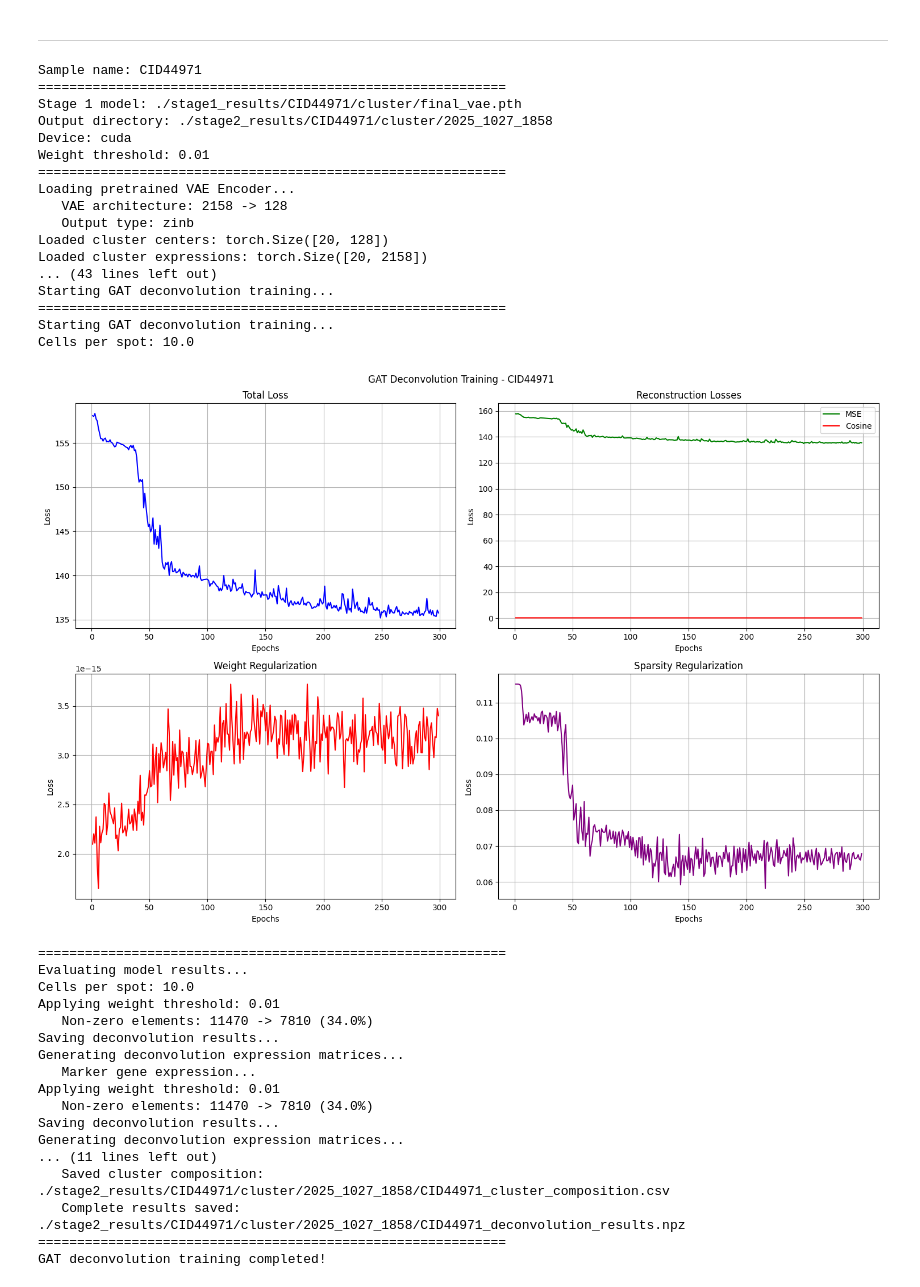
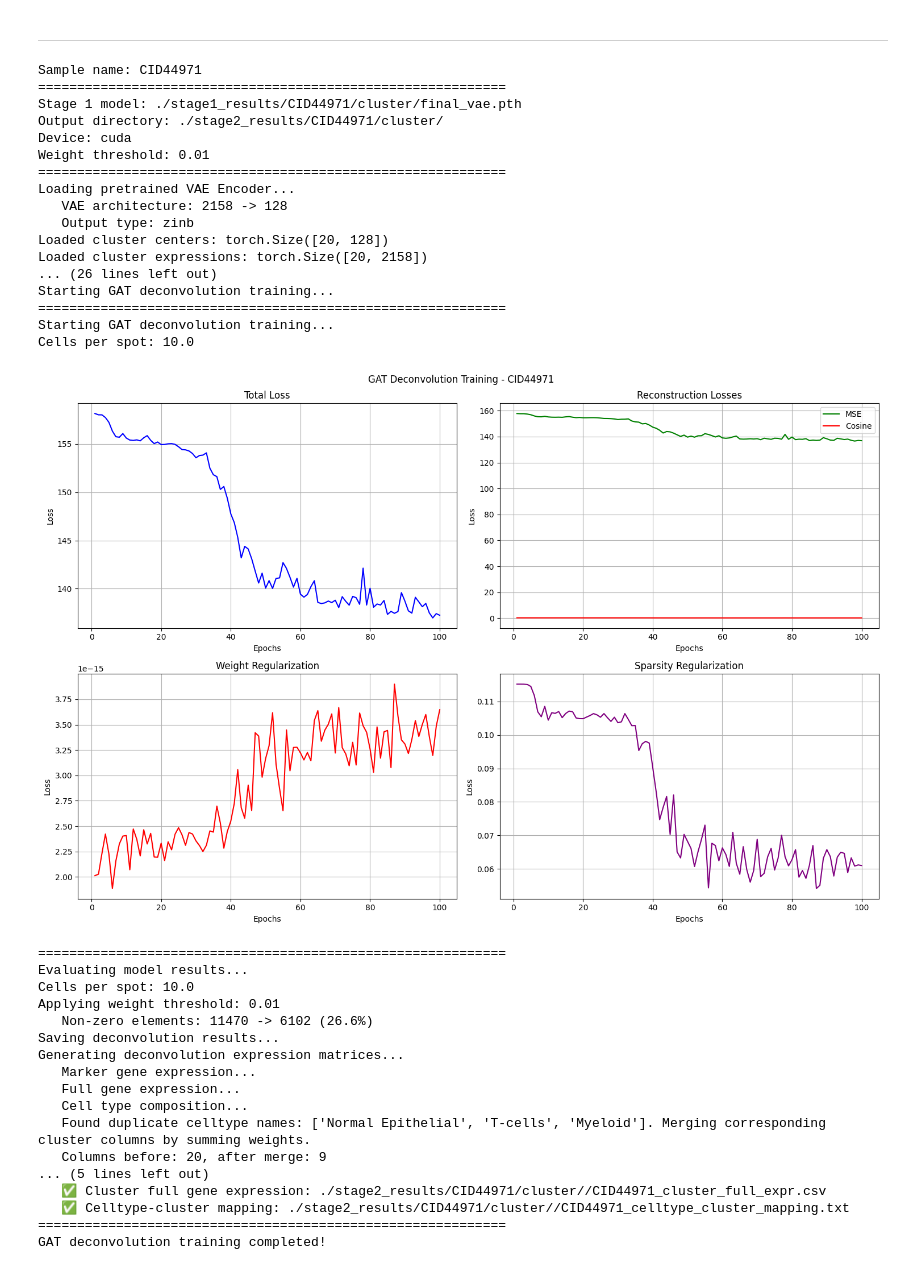
Before and after one commit to KuangQuanS/Spagraph, a Jupyter notebook: SC_MAP_ST/run.ipynb, the cells around one changed output. Cells and saved outputs as stored; diff of their text form; code cells hidden in the pictures.

```diff
--- a/SC_MAP_ST/run.ipynb
+++ b/SC_MAP_ST/run.ipynb
@@ -55,53 +55,53 @@ Saving model to: ./stage1_results/CID44971/cluster/final_vae.pth
 %run stage2.py \
     --st_file "/home/maweicheng/ST_Graduation_Project/database/Wu/CID44971/CID44971_ST.h5ad" \
     --stage1_model_path "./stage1_results/CID44971/cluster/final_vae.pth" \
-    --output_dir "./stage2_results/CID44971/cluster/2025_1028_0847" \
+    --output_dir "./stage2_results/CID44971/cluster/" \
     --gat_hidden_dim 256 \
     --gat_layers 6 \
     --lr 1e-4 \
     --loss_lambda_mse 1.0 \
     --loss_lambda_cosine 1.0 \
     --loss_lambda_align 1.0 \
     --loss_lambda_reg 0.5 \
     --loss_lambda_sparse 0.01 \
     --k_spatial 10 \
     --k_celltype 10 \
     --batch_size 128 \
-    --n_epochs 500 \
+    --n_epochs 100 \
     --weight_threshold 0.01
 # %% [output]
 Sample name: CID44971
 ============================================================
 Stage 1 model: ./stage1_results/CID44971/cluster/final_vae.pth
-Output directory: ./stage2_results/CID44971/cluster/2025_1027_1858
+Output directory: ./stage2_results/CID44971/cluster/
 Device: cuda
 Weight threshold: 0.01
 ============================================================
 Loading pretrained VAE Encoder...
    VAE architecture: 2158 -> 128
    Output type: zinb
 Loaded cluster centers: torch.Size([20, 128])
 Loaded cluster expressions: torch.Size([20, 2158])
-... (43 lines left out)
+... (26 lines left out)
 Starting GAT deconvolution training...
 ============================================================
 Starting GAT deconvolution training...
 Cells per spot: 10.0
-[figure, old version]
+[figure, new version]
 ============================================================
 Evaluating model results...
 Cells per spot: 10.0
 Applying weight threshold: 0.01
-   Non-zero elements: 11470 -> 7810 (34.0%)
+   Non-zero elements: 11470 -> 6102 (26.6%)
 Saving deconvolution results...
 Generating deconvolution expression matrices...
    Marker gene expression...
-Applying weight threshold: 0.01
-   Non-zero elements: 11470 -> 7810 (34.0%)
-Saving deconvolution results...
-Generating deconvolution expression matrices...
-... (11 lines left out)
-   Saved cluster composition: ./stage2_results/CID44971/cluster/2025_1027_1858/CID44971_cluster_composition.csv
-   Complete results saved: ./stage2_results/CID44971/cluster/2025_1027_1858/CID44971_deconvolution_results.npz
+   Full gene expression...
+   Cell type composition...
+   Found duplicate celltype names: ['Normal Epithelial', 'T-cells', 'Myeloid']. Merging corresponding cluster columns by summing weights.
+   Columns before: 20, after merge: 9
+... (5 lines left out)
+   ✅ Cluster full gene expression: ./stage2_results/CID44971/cluster//CID44971_cluster_full_expr.csv
+   ✅ Celltype-cluster mapping: ./stage2_results/CID44971/cluster//CID44971_celltype_cluster_mapping.txt
 ============================================================
 GAT deconvolution training completed!
```
Also changed, not shown: parts of 1 cell of this notebook, 25 other files.
